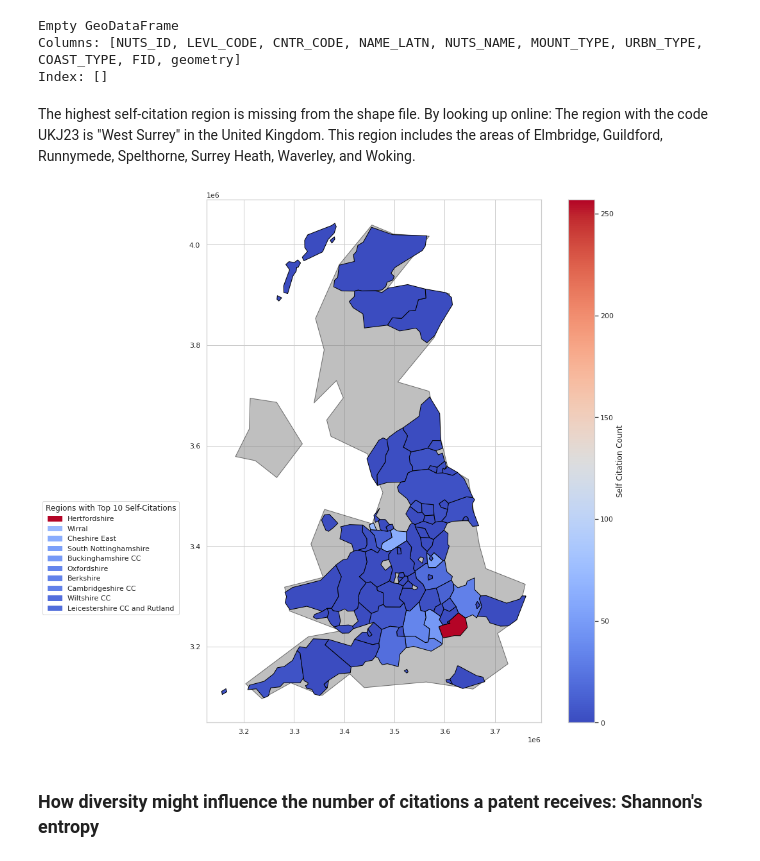
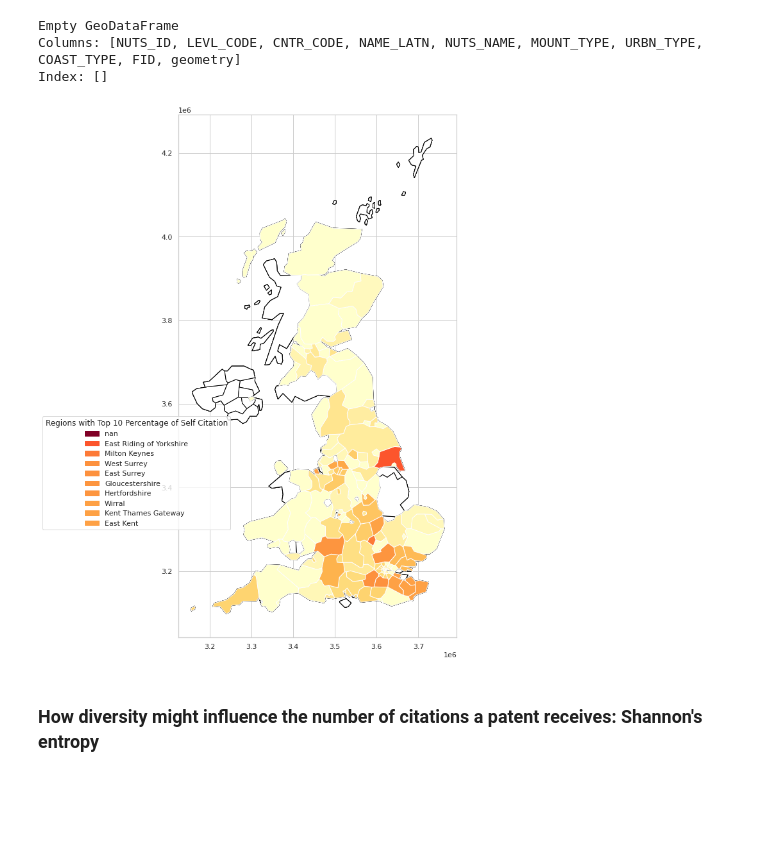
Before and after one commit to zhuoranliu22/dissertation, a Jupyter notebook: Analysis.ipynb, the cells around one changed output. Cells and saved outputs as stored; diff of their text form; code cells hidden in the pictures; blank space fills up the shorter version.

```diff
--- a/Analysis.ipynb
+++ b/Analysis.ipynb
@@ -1221,0 +1329,14 @@ gdf['NUTS_ID'] = gdf['NUTS_ID'].astype(str)
+# %%
+new_norm_self = pd.DataFrame(columns=norm_self_df.columns)
+
+for idx, row in norm_self_df.iterrows():
+    if row['reg_code_citing'] in mapping_dict:
+        for new_code in mapping_dict[row['reg_code_citing']]:
+            # Create a new row with the new region code and the same values
+            new_row = row.copy()
+            new_row['reg_code_citing'] = new_code
+            new_norm_self = new_norm_self.append(new_row)
+    else:
+        new_norm_self = new_norm_self.append(row)
+new_norm_self = new_norm_self.reset_index(drop=True)
+new_norm_self.head()
@@ -1222,3 +1356,3 @@ gdf['NUTS_ID'] = gdf['NUTS_ID'].astype(str)
 # %%
-# Merge self_citations_by_region_df and gdf
-self_citations_by_region_df = self_citations_by_region_df.merge(gdf, left_on='reg_code_citing', right_on='NUTS_ID', how='left')
+# Merge new_norm_self and gdf
+new_norm_self_gdf = new_norm_self.merge(gdf, left_on='reg_code_citing', right_on='NUTS_ID', how='left')
@@ -1243,73 +1379,56 @@ self_citations_by_region_df.sort_values(by='is_self_citation', ascending=False)
 # %%
-row = gdf.loc[gdf['NUTS_ID'] == 'UKJ23']
+row = gdf.loc[gdf['NUTS_ID'] == 'UKN03']
 
 print(row.head())
 # %% [output]
 Empty GeoDataFrame
 Columns: [NUTS_ID, LEVL_CODE, CNTR_CODE, NAME_LATN, NUTS_NAME, MOUNT_TYPE, URBN_TYPE, COAST_TYPE, FID, geometry]
 Index: []
-# %% [markdown]
-The highest self-citation region is missing from the shape file.
-By looking up online:
-The region with the code UKJ23 is "West Surrey" in the United Kingdom. This region includes the areas of Elmbridge, Guildford, Runnymede, Spelthorne, Surrey Heath, Waverley, and Woking.
 # %%
-world = gpd.read_file(gpd.datasets.get_path('naturalearth_lowres'))
+# Set the CRS of self_gdf to match the CRS of uk_gdf
+new_norm_self_gdf = gpd.GeoDataFrame(new_norm_self_gdf, geometry='geometry')
+new_norm_self_gdf = new_norm_self_gdf.to_crs(uk_gdf.crs)
 
-# Filter the UK
-uk = world[world['name'] == 'United Kingdom']
-self_citations_by_region_df = gpd.GeoDataFrame(self_citations_by_region_df, geometry='geometry')
-
-# Make sure the CRS for both GeoDataFrames is the same
-uk = uk.to_crs(self_citations_by_region_df.crs)
-
+# Now you can plot your data
 fig, ax = plt.subplots(1, 1, figsize=(15, 15))
 
 # Create the base map
-base = uk.plot(ax=ax, color='grey', edgecolor='black', alpha=0.5)
+base = uk_gdf.plot(ax=ax, color='white', edgecolor='black')
 
 # Add regions to the base map
-self_citations_by_region_df.plot(ax=base, column='is_self_citation', cmap='coolwarm', legend=True, legend_kwds={'label': "Self Citation Count", 'orientation': "vertical"}, edgecolor='black')
+new_norm_self_gdf.plot(ax=base, column='percentage of self citation', cmap='YlOrRd')
 
 # Move the legend to the right
 leg = ax.get_legend()
 
 # Label regions
 # Find the top 10 regions
-top10 = self_citations_by_region_df.nlargest(10, 'is_self_citation')
+top10 = new_norm_self_gdf.nlargest(10, 'percentage of self citation')
+top10_colors = top10['percentage of self citation']
 
-# Find the bottom 5 regions
-bottom5 = self_citations_by_region_df.nsmallest(5, 'is_self_citation')
-
-# Combine top 10 and bottom 5
-label_df = pd.concat([top10, bottom5])
-
-# Get the colors of top 10 and bottom 5 regions
-top10_colors = top10['is_self_citation']
-bottom5_colors = bottom5['is_self_citation']
-
-cmap = plt.get_cmap('coolwarm')
+cmap = plt.get_cmap('YlOrRd')
 
 # Get min and max citation counts for normalization
-vmin = self_citations_by_region_df['is_self_citation'].min()
-vmax = self_citations_by_region_df['is_self_citation'].max()
+vmin = new_norm_self_gdf['percentage of self citation'].min()
+vmax = new_norm_self_gdf['percentage of self citation'].max()
 
 # Generate legend elements
 legend_elements = []
 
 # Add top 10 regions to the legend
 for idx, row in top10.iterrows():
-    color = cmap((row['is_self_citation'] - vmin) / (vmax - vmin))
+    color = cmap((row['percentage of self citation'] - vmin) / (vmax - vmin))
     patch = mpatches.Patch(color=color, label=row['NUTS_NAME'])
     legend_elements.append(patch)
 
 # Create the legend
-ax.legend(handles=legend_elements, loc='lower left',bbox_to_anchor=(-0.5, 0.2), title='Regions with Top 10 Self-Citations')
+ax.legend(handles=legend_elements, loc='lower left',bbox_to_anchor=(-0.5, 0.2), title='Regions with Top 10 Percentage of Self Citation')
 
-plt.savefig('self_citations_map.png', dpi=300, bbox_inches='tight')
+plt.savefig('Self_map.png', dpi=300, bbox_inches='tight')
 
 plt.show()
 # %% [output]
-[figure, old version]
+[figure, new version]
 # %%
 from linearmodels import PanelOLS
 import statsmodels.api as sm
```
Also changed, not shown: parts of 39 cells of this notebook, 4 other files.
